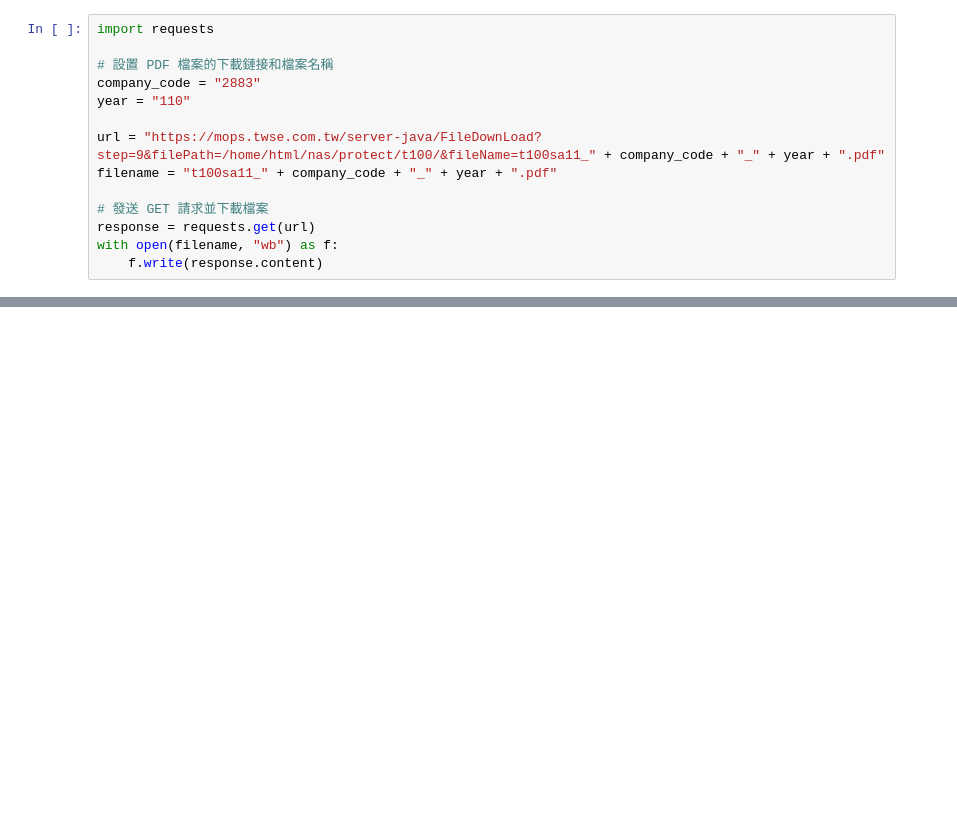
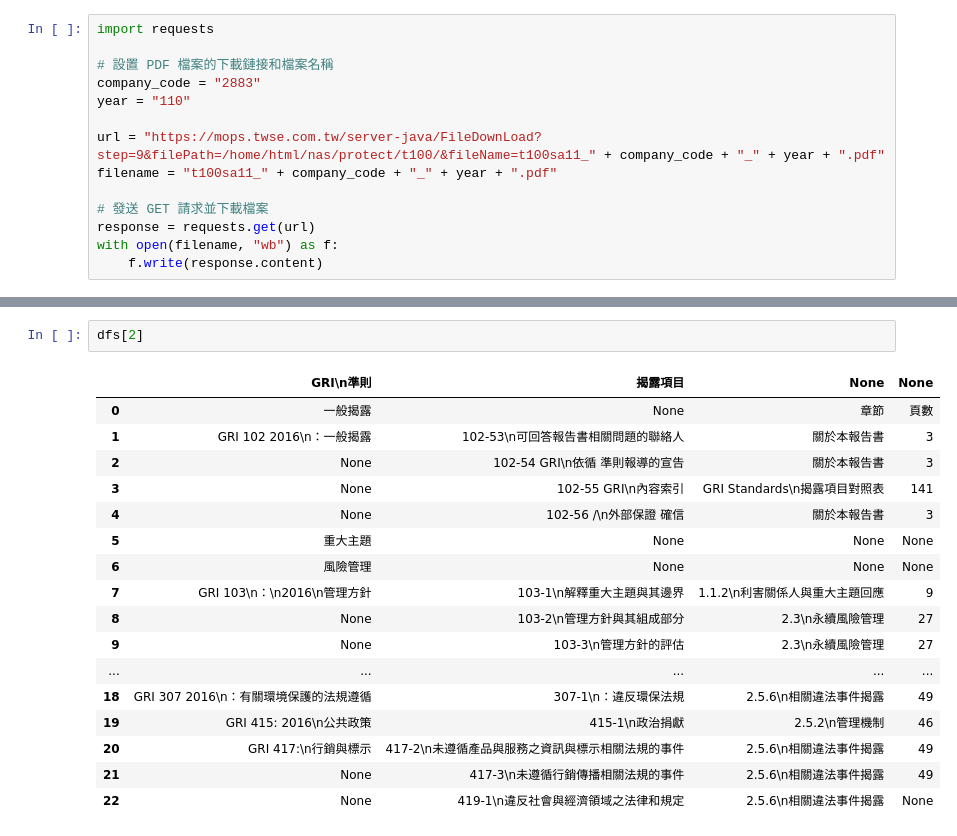
Before and after one commit to mika311225/expert-spoon, a Jupyter notebook: data.ipynb, the cells around one changed output, grey strips where cells are left out. Cells and saved outputs as stored; diff of their text form; blank space fills up the shorter version.

```diff
--- a/data.ipynb
+++ b/data.ipynb
@@ -55,4 +53,24 @@ dfs
  13           5.2.1\n供應商管理      121
  14           5.2.1\n供應商管理      121
  15                  5.2.1     None  ]
+# %%
+dfs[2]
+# %% [output]
+|  | GRI\n準則 | 揭露項目 | None | None |
+| 0 | 一般揭露 | None | 章節 | 頁數 |
+| 1 | GRI 102 2016\n：一般揭露 | 102-53\n可回答報告書相關問題的聯絡人 | 關於本報告書 | 3 |
+| 2 | None | 102-54 GRI\n依循 準則報導的宣告 | 關於本報告書 | 3 |
+| 3 | None | 102-55 GRI\n內容索引 | GRI Standards\n揭露項目對照表 | 141 |
+| 4 | None | 102-56 /\n外部保證 確信 | 關於本報告書 | 3 |
+| 5 | 重大主題 | None | None | None |
+| 6 | 風險管理 | None | None | None |
+| 7 | GRI 103\n：\n2016\n管理方針 | 103-1\n解釋重大主題與其邊界 | 1.1.2\n利害關係人與重大主題回應 | 9 |
+| 8 | None | 103-2\n管理方針與其組成部分 | 2.3\n永續風險管理 | 27 |
+| 9 | None | 103-3\n管理方針的評估 | 2.3\n永續風險管理 | 27 |
+| ... | ... | ... | ... | ... |
+| 18 | GRI 307 2016\n：有關環境保護的法規遵循 | 307-1\n：違反環保法規 | 2.5.6\n相關違法事件揭露 | 49 |
+| 19 | GRI 415: 2016\n公共政策 | 415-1\n政治捐獻 | 2.5.2\n管理機制 | 46 |
+| 20 | GRI 417:\n行銷與標示 | 417-2\n未遵循產品與服務之資訊與標示相關法規的事件 | 2.5.6\n相關違法事件揭露 | 49 |
+| 21 | None | 417-3\n未遵循行銷傳播相關法規的事件 | 2.5.6\n相關違法事件揭露 | 49 |
+| 22 | None | 419-1\n違反社會與經濟領域之法律和規定 | 2.5.6\n相關違法事件揭露 | None |
 # %%
```
Also changed, not shown: parts of 5 cells of this notebook.
